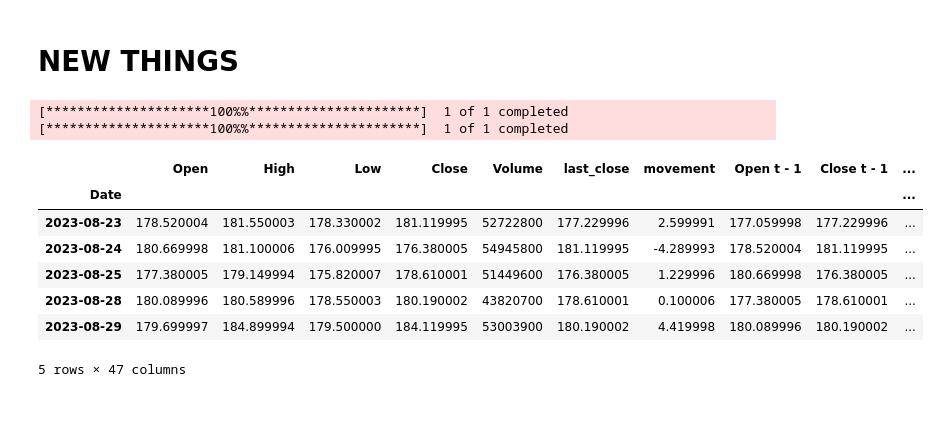
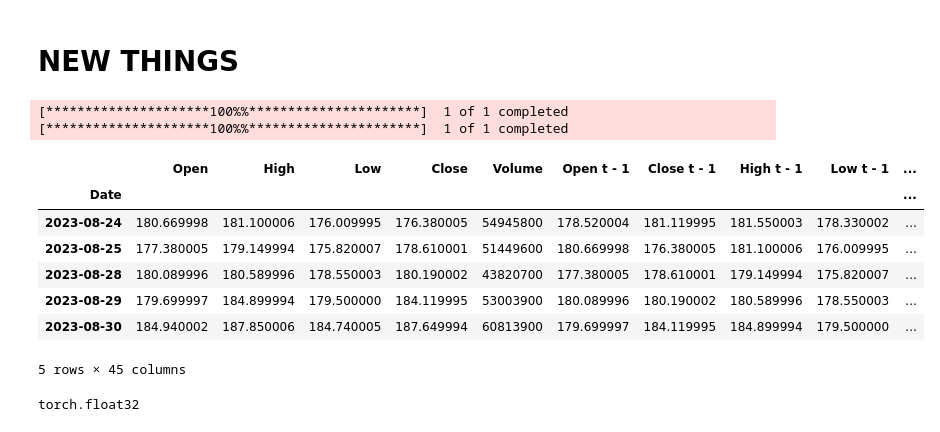
Before and after one commit to yohlimem/AI-Stonks, a Jupyter notebook: main.ipynb, the cells around one changed output. Cells and saved outputs as stored; diff of their text form; code cells hidden in the pictures.

```diff
--- a/main.ipynb
+++ b/main.ipynb
@@ -205,41 +205,38 @@ stock_name = "AAPL"
 def prepare_data(stock_name, period="1y", interval="1d",back_time=5):
 
     recent_data = yf.download(stock_name, period=period, interval=interval)
     data_200 = yf.download(stock_name, period=period, interval=interval).tail(len(recent_data) + 200)
     data_200 = data_200.drop(columns=["Adj Close"])
 
-    data_200["last_close"] = data_200["Close"].shift(1)
     data_200.fillna(method="bfill", inplace=True)
-
-    data_200["movement"] = data_200["Close"] - data_200["Open"]
 
     recent_data = data_200.tail(len(recent_data))
 
     recent_data = recent_data.iloc[:-1]
 
     for i in range(back_time):
         recent_data[f"Open t - {i+1}"] = recent_data["Open"].shift((i+1))
         recent_data[f"Close t - {i+1}"] = recent_data["Close"].shift((i+1))
         recent_data[f"High t - {i+1}"] = recent_data["High"].shift((i+1))
         recent_data[f"Low t - {i+1}"] = recent_data["Low"].shift((i+1))
     recent_data = recent_data.dropna()
 
 
     # add_plot = mpf.make_addplot(recent_data["200_day"], color="blue", linestyle="--")
 
     return recent_data
 
 recent_data = prepare_data(stock_name,back_time=10)
 
 recent_data.head()
 # %% [output]
 [*********************100%%**********************]  1 of 1 completed
 [*********************100%%**********************]  1 of 1 completed
-|  | Open | High | Low | Close | Volume | last_close | movement | Open t - 1 | Close t - 1 | ... |
+|  | Open | High | Low | Close | Volume | Open t - 1 | Close t - 1 | High t - 1 | Low t - 1 | ... |
 | Date |  |  |  |  |  |  |  |  |  | ... |
-| 2023-08-23 | 178.520004 | 181.550003 | 178.330002 | 181.119995 | 52722800 | 177.229996 | 2.599991 | 177.059998 | 177.229996 | ... |
-| 2023-08-24 | 180.669998 | 181.100006 | 176.009995 | 176.380005 | 54945800 | 181.119995 | -4.289993 | 178.520004 | 181.119995 | ... |
-| 2023-08-25 | 177.380005 | 179.149994 | 175.820007 | 178.610001 | 51449600 | 176.380005 | 1.229996 | 180.669998 | 176.380005 | ... |
-| 2023-08-28 | 180.089996 | 180.589996 | 178.550003 | 180.190002 | 43820700 | 178.610001 | 0.100006 | 177.380005 | 178.610001 | ... |
-| 2023-08-29 | 179.699997 | 184.899994 | 179.500000 | 184.119995 | 53003900 | 180.190002 | 4.419998 | 180.089996 | 180.190002 | ... |
+| 2023-08-24 | 180.669998 | 181.100006 | 176.009995 | 176.380005 | 54945800 | 178.520004 | 181.119995 | 181.550003 | 178.330002 | ... |
+| 2023-08-25 | 177.380005 | 179.149994 | 175.820007 | 178.610001 | 51449600 | 180.669998 | 176.380005 | 181.100006 | 176.009995 | ... |
+| 2023-08-28 | 180.089996 | 180.589996 | 178.550003 | 180.190002 | 43820700 | 177.380005 | 178.610001 | 179.149994 | 175.820007 | ... |
+| 2023-08-29 | 179.699997 | 184.899994 | 179.500000 | 184.119995 | 53003900 | 180.089996 | 180.190002 | 180.589996 | 178.550003 | ... |
+| 2023-08-30 | 184.940002 | 187.850006 | 184.740005 | 187.649994 | 60813900 | 179.699997 | 184.119995 | 184.899994 | 179.500000 | ... |
-5 rows × 47 columns
+5 rows × 45 columns
@@ -245,0 +260,26 @@ recent_data.head()
+# %%
+input_shape = X.shape[1]
+
+
+class StockEstModel(nn.Module):
+    def __init__(self):
+        super().__init__()
+        self.layers = nn.Sequential(
+            nn.Linear(in_features=input_shape,out_features=10),
+            nn.ReLU(),
+            nn.Linear(in_features=10,out_features=10),
+            nn.ReLU(),
+            nn.Linear(in_features=10,out_features=5),
+
+            nn.Linear(in_features=5,out_features=3)
+        )
+
+    def forward(self,x):
+
+        return self.layers(x)
+model = StockEstModel()
+loss_fn = nn.MSELoss()
+optimizer = torch.optim.Adam(params=model.parameters(), lr=0.01)
+print(X_train.dtype)
+# %% [output]
+torch.float32
```
Also changed, not shown: parts of 15 cells of this notebook.
